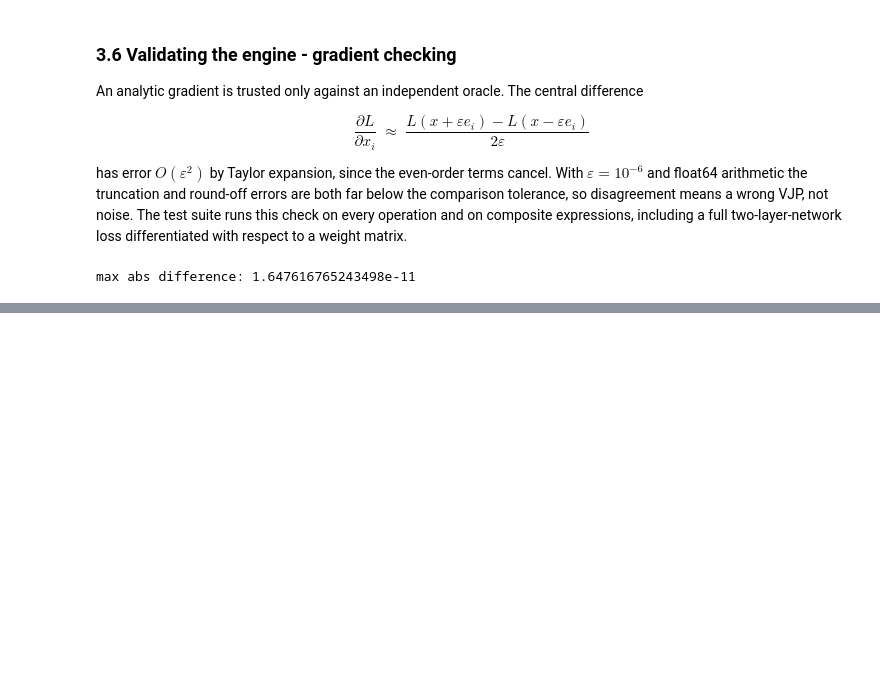
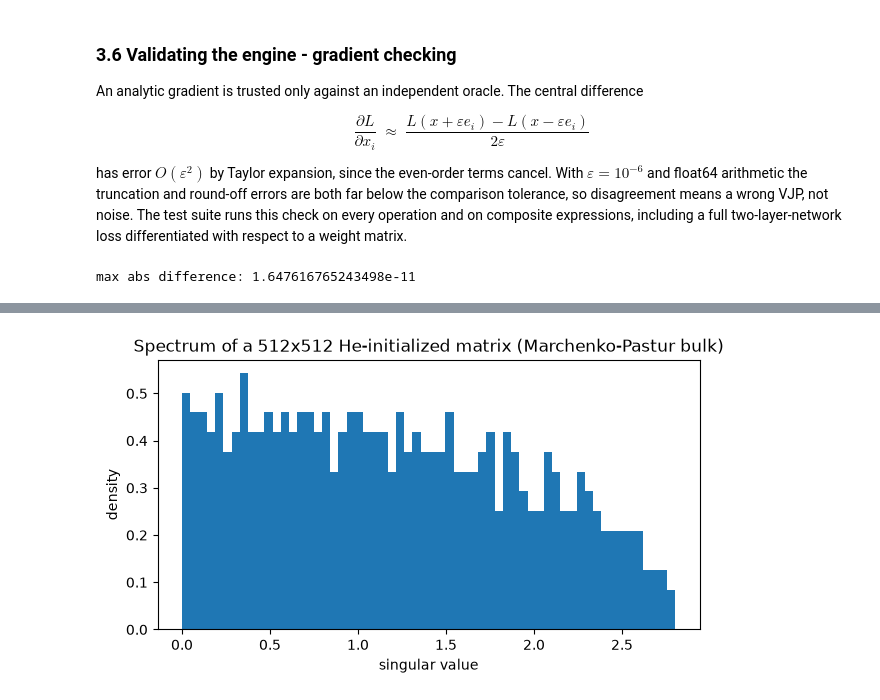
Before and after one commit to RayaSergieva/ml-research-pipeline, a Jupyter notebook: notebooks/spectra.ipynb, the cells around one changed output, grey strips where cells are left out. Drawn from its saved outputs; the diff is of its cells as text; code cells hidden in the pictures; blank space fills up the shorter version.

```diff
--- a/notebooks/spectra.ipynb
+++ b/notebooks/spectra.ipynb
@@ -249,0 +330,12 @@ repository.*
+# %%
+w = init.he_normal((512, 512), np.random.default_rng(1))
+s = np.linalg.svd(w, compute_uv=False)
+
+plt.figure(figsize=(7, 3.5))
+plt.hist(s, bins=60, density=True)
+plt.xlabel("singular value")
+plt.ylabel("density")
+plt.title("Spectrum of a 512x512 He-initialized matrix (Marchenko-Pastur bulk)")
+plt.show()
+# %% [output]
+[figure, added]
```
Also changed, not shown: parts of 7 cells of this notebook.
